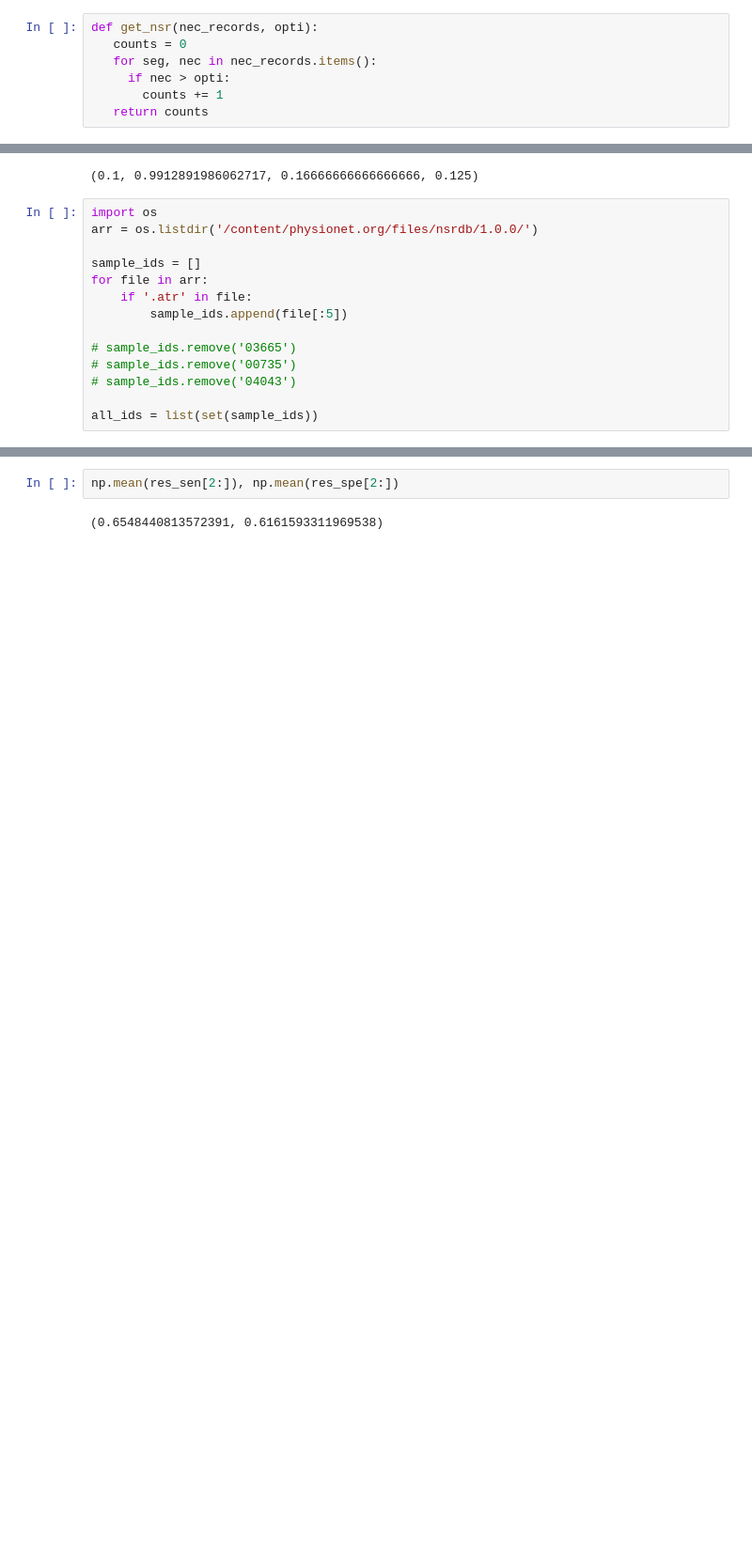
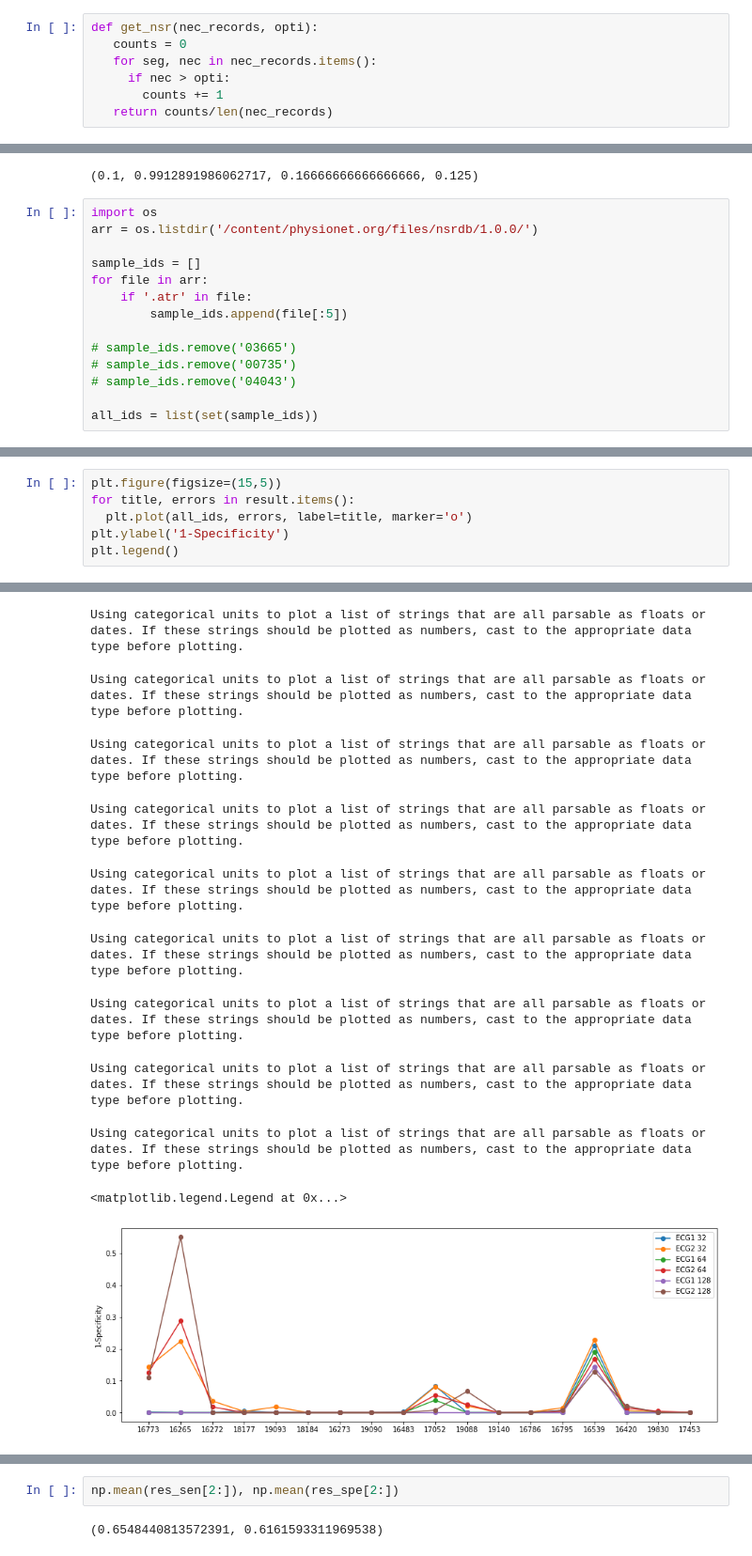
Before and after one commit to kellydingzx/ecg_notebooks, a Jupyter notebook: af_detector2.ipynb, the cells around one changed output, grey strips where cells are left out. Shown at 94% size. Saved outputs shown, nothing was run; the diff lists cells and outputs as text; blank space fills up the shorter version.

```diff
--- a/af_detector2.ipynb
+++ b/af_detector2.ipynb
@@ -87,7 +87,7 @@ def get_nsr(nec_records, opti):
    for seg, nec in nec_records.items():
      if nec > opti:
        counts += 1
-   return counts
+   return counts/len(nec_records)
 # %%
 def get_results(nec_records, af_idx, opti):
     true_pos, true_neg, false_pos, false_neg = 0,0,0,0
@@ -192,0 +196,7 @@ ECG1 64
+# %%
+plt.figure(figsize=(15,5))
+for title, errors in result.items():
+  plt.plot(all_ids, errors, label=title, marker='o')
+plt.ylabel('1-Specificity')
+plt.legend()
+# %% [output]
@@ -192,0 +206,11 @@ ECG1 64
+Using categorical units to plot a list of strings that are all parsable as floats or dates. If these strings should be plotted as numbers, cast to the appropriate data type before plotting.
+Using categorical units to plot a list of strings that are all parsable as floats or dates. If these strings should be plotted as numbers, cast to the appropriate data type before plotting.
+Using categorical units to plot a list of strings that are all parsable as floats or dates. If these strings should be plotted as numbers, cast to the appropriate data type before plotting.
+Using categorical units to plot a list of strings that are all parsable as floats or dates. If these strings should be plotted as numbers, cast to the appropriate data type before plotting.
+Using categorical units to plot a list of strings that are all parsable as floats or dates. If these strings should be plotted as numbers, cast to the appropriate data type before plotting.
+Using categorical units to plot a list of strings that are all parsable as floats or dates. If these strings should be plotted as numbers, cast to the appropriate data type before plotting.
+Using categorical units to plot a list of strings that are all parsable as floats or dates. If these strings should be plotted as numbers, cast to the appropriate data type before plotting.
+Using categorical units to plot a list of strings that are all parsable as floats or dates. If these strings should be plotted as numbers, cast to the appropriate data type before plotting.
+Using categorical units to plot a list of strings that are all parsable as floats or dates. If these strings should be plotted as numbers, cast to the appropriate data type before plotting.
+<matplotlib.legend.Legend at 0x...>
+[figure, added]
```
Also changed, not shown: parts of 3 cells of this notebook.
